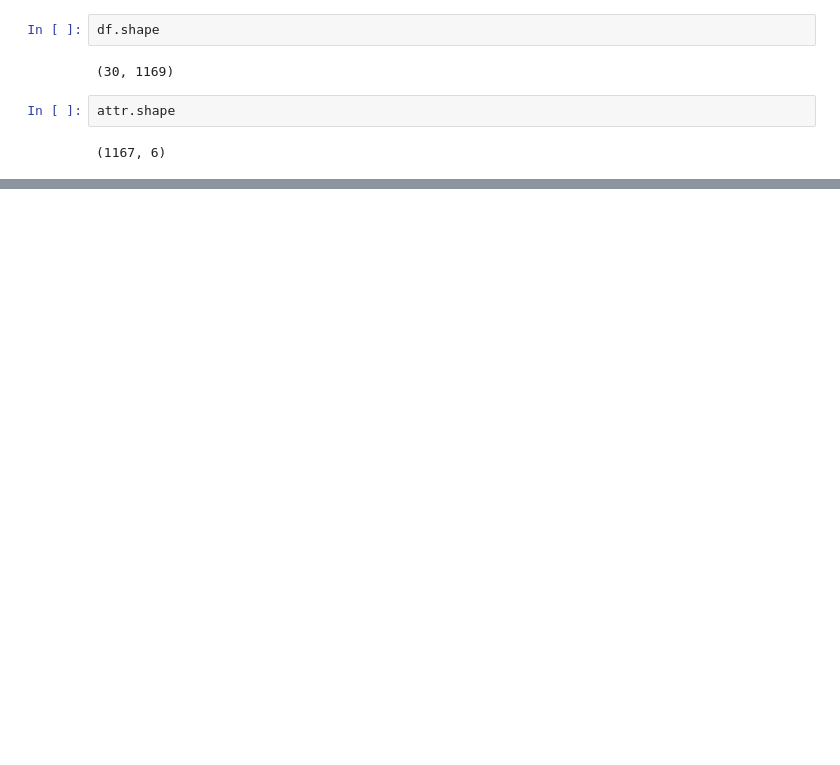
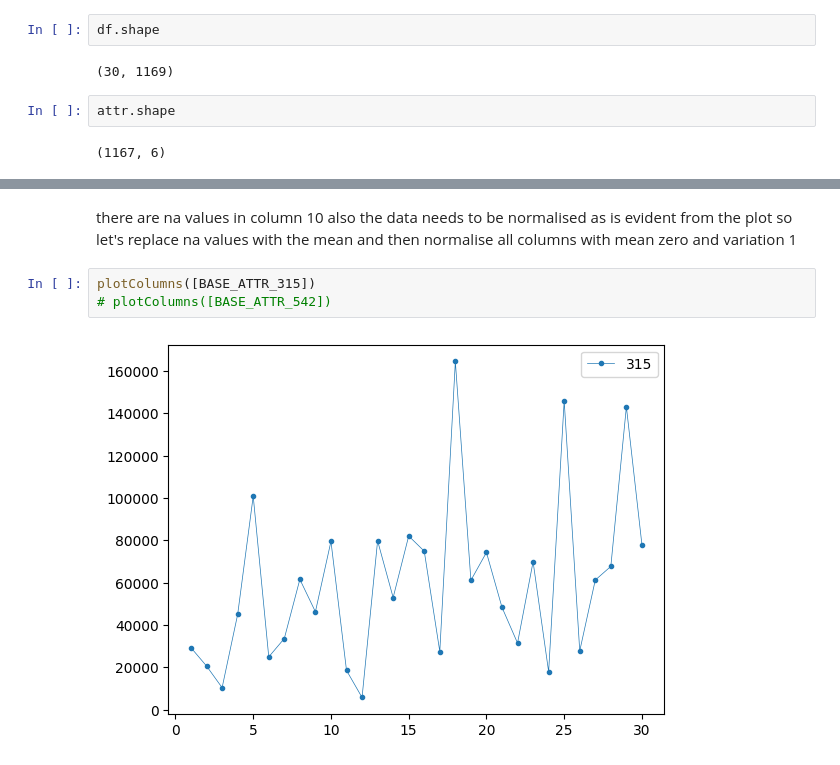
Before and after one commit to kartikgawande/SWL-ADT-PE, a Jupyter notebook: notebook.ipynb, the cells around one changed output, grey strips where cells are left out. Cells and saved outputs as stored; diff of their text form; blank space fills up the shorter version.

```diff
--- a/notebook.ipynb
+++ b/notebook.ipynb
@@ -39,0 +111,8 @@ attr.shape
+# %% [markdown]
+there are na values in column 10 also the data needs to be normalised as is evident from the plot
+so let's replace na values with the mean and then normalise all columns with mean zero and variation 1
+# %%
+plotColumns([BASE_ATTR_315])
+# plotColumns([BASE_ATTR_542])
+# %% [output]
+[figure, added]
```
Also changed, not shown: parts of 15 cells of this notebook, 3 other files.
